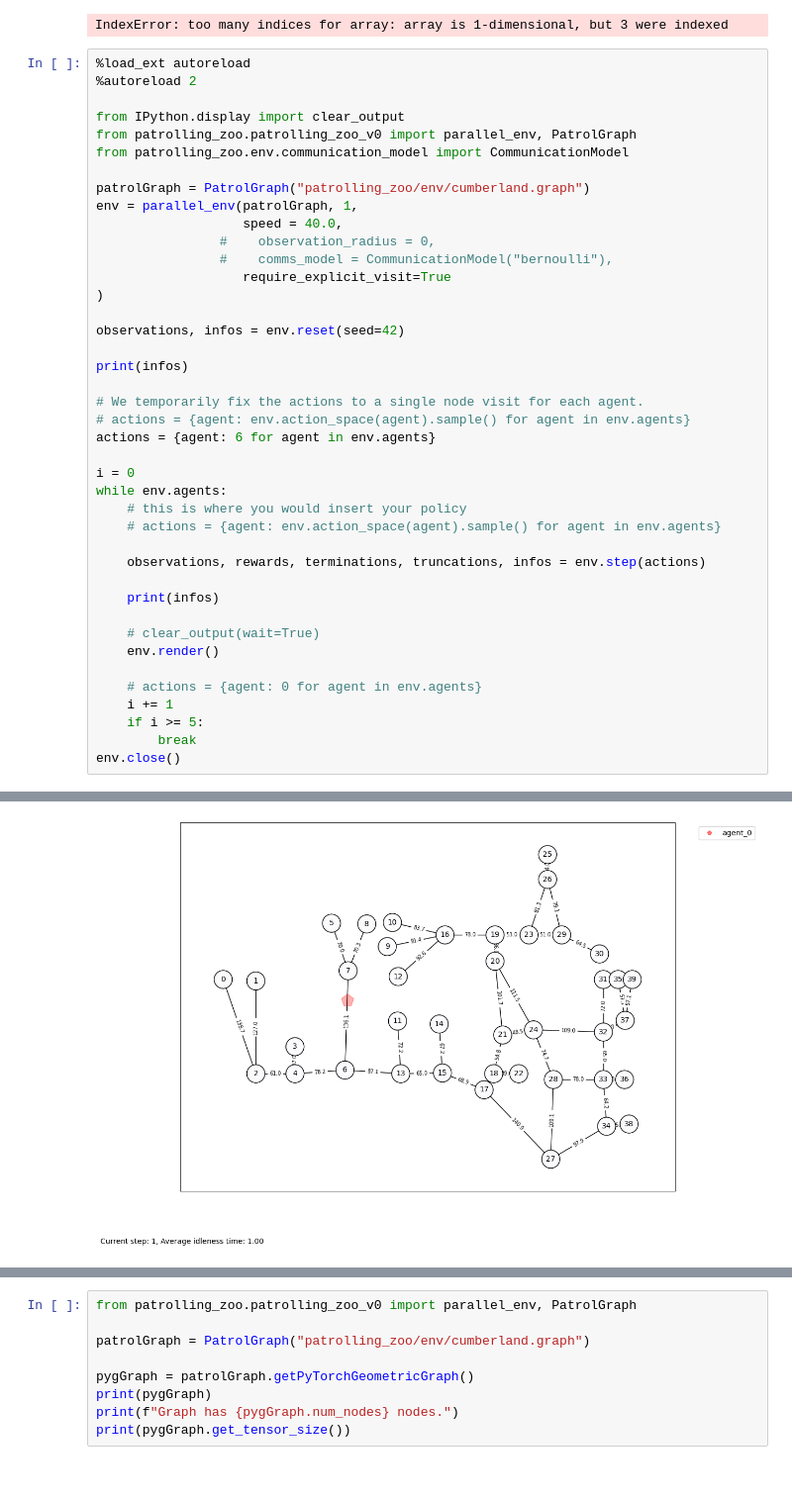
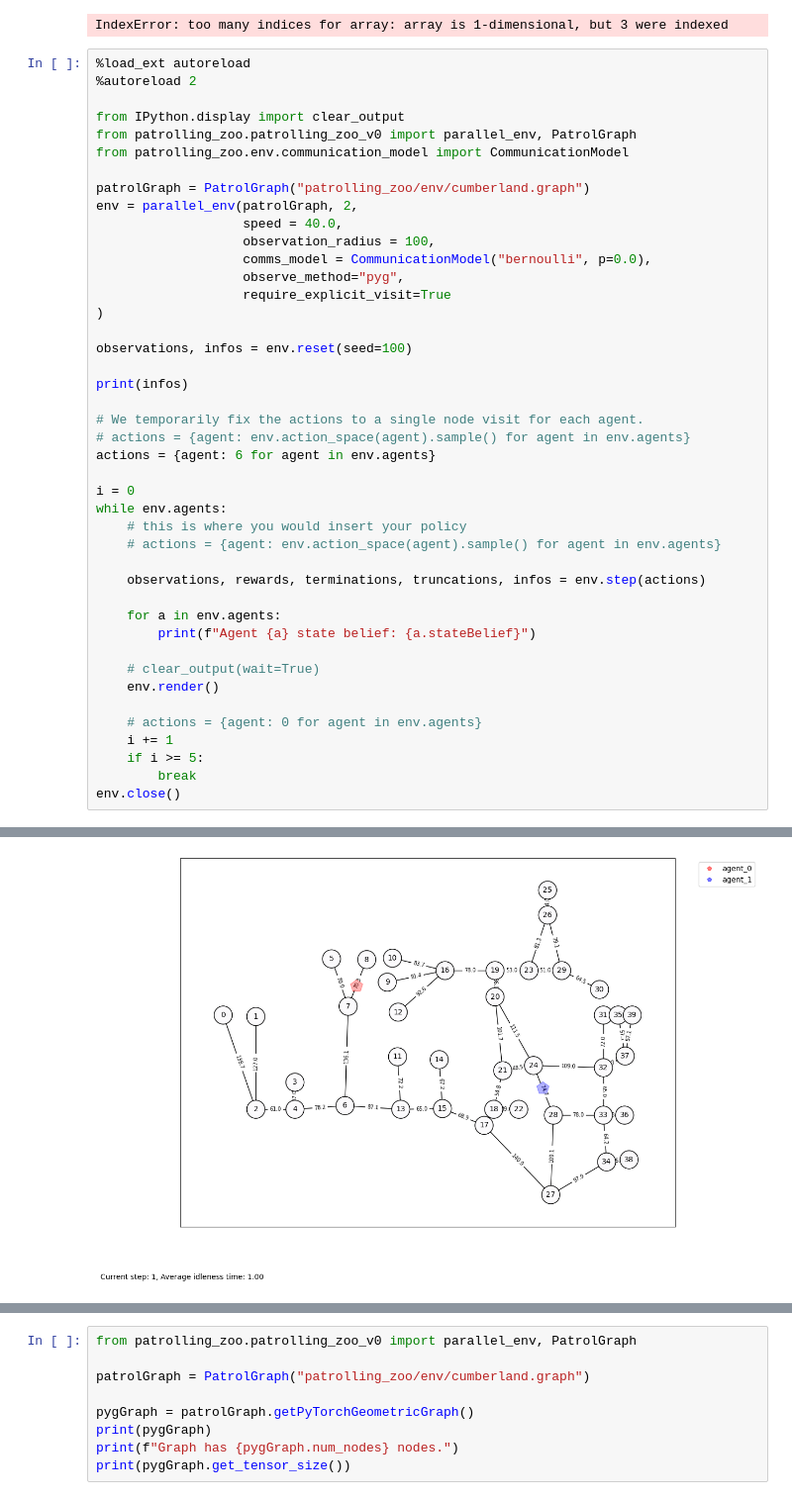
Before and after one commit to NU-IDEAS-Lab/patrolling_zoo, a Jupyter notebook: random_actions.ipynb, the cells around one changed output, grey strips where cells are left out. Shown at 99% size. Cells and saved outputs as stored; diff of their text form.

```diff
--- a/random_actions.ipynb
+++ b/random_actions.ipynb
@@ -140,14 +142,15 @@ from patrolling_zoo.patrolling_zoo_v0 import parallel_env, PatrolGraph
 from patrolling_zoo.env.communication_model import CommunicationModel
 
 patrolGraph = PatrolGraph("patrolling_zoo/env/cumberland.graph")
-env = parallel_env(patrolGraph, 1,
+env = parallel_env(patrolGraph, 2,
                    speed = 40.0,
-                #    observation_radius = 0,
-                #    comms_model = CommunicationModel("bernoulli"),
+                   observation_radius = 100,
+                   comms_model = CommunicationModel("bernoulli", p=0.0),
+                   observe_method="pyg",
                    require_explicit_visit=True
 )
 
-observations, infos = env.reset(seed=42)
+observations, infos = env.reset(seed=100)
 
 print(infos)
 
@@ -162,7 +165,8 @@ while env.agents:
 
     observations, rewards, terminations, truncations, infos = env.step(actions)
 
-    print(infos)
+    for a in env.agents:
+        print(f"Agent {a} state belief: {a.stateBelief}")
 
     # clear_output(wait=True)
     env.render()
@@ -180 +185 @@ env.close()
-[figure, old version]
+[figure, new version]
```
Also changed, not shown: parts of 5 cells of this notebook, 10 other files.
